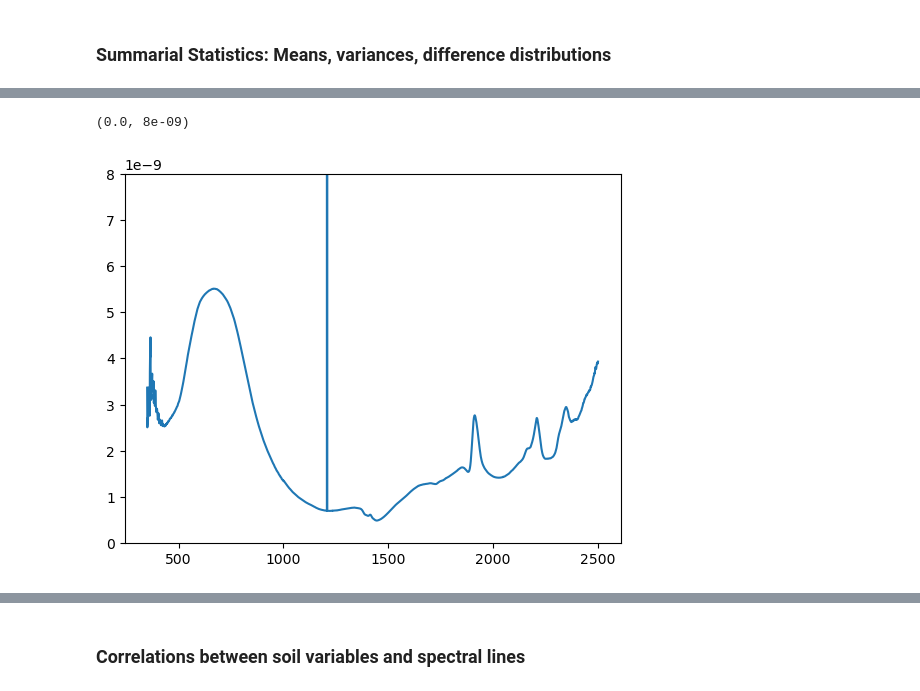
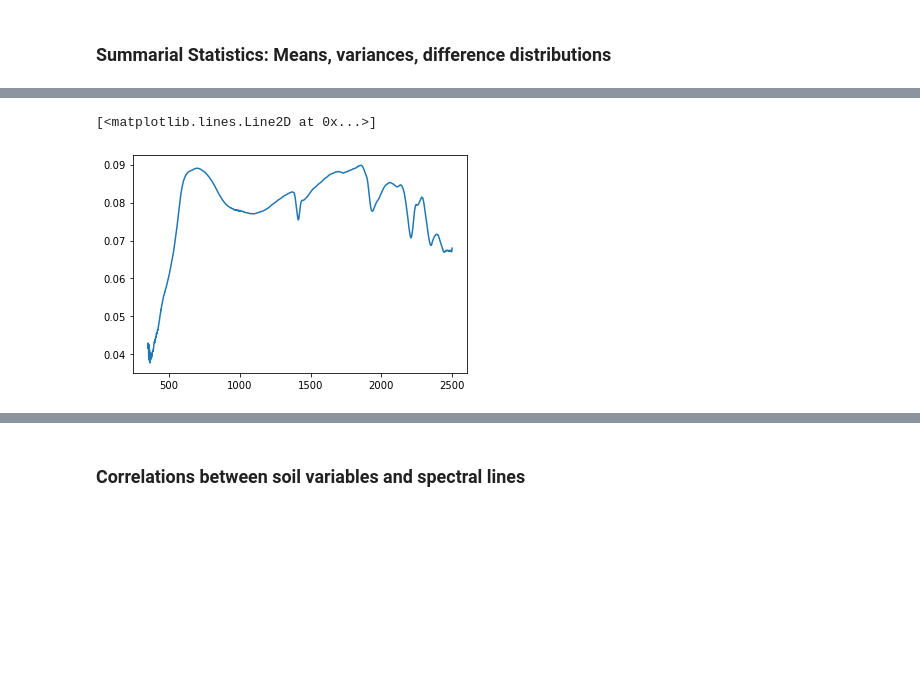
Before and after one commit to jmortan/RaCA-SOC-a-spectrum-analysis, a Jupyter notebook: RaCA-SOC-a/run-RaCA-SOC-a.ipynb, the cells around one changed output, grey strips where cells are left out. Cells and saved outputs as stored; diff of their text form; code cells hidden in the pictures; blank space fills up the shorter version.

```diff
--- a/RaCA-SOC-a/run-RaCA-SOC-a.ipynb
+++ b/RaCA-SOC-a/run-RaCA-SOC-a.ipynb
@@ -6,5 +15,5 @@ from matplotlib import pyplot as plt
 # %%
-data = np.loadtxt("../data/RaCA-spectra-raw.txt",
+data = np.loadtxt("../data/RaCA-spectra-first100.csv",
                  delimiter=",", dtype=str)
 # %%
 data[0,2152:]
@@ -18,6 +27,5 @@ sample_socsd = data[1:,2163].astype('float32')
 # %%
 I = data[1:,1:2152].astype('float32')
 plt.hist(np.log(np.sum(I,axis=1)),bins='auto');
-I = (I.T/np.sum(I,axis=1)).T
 XF = np.array([x for x in range(350,2501)]);
 # %% [output]
@@ -46,7 +53,6 @@ plt.plot(XF,np.mean(I.T,axis=1))
 # %%
-plt.plot(XF,np.var(I.T,axis=1))
-plt.ylim([0,0.000000008])
+plt.plot(XF,np.sqrt(np.var(I.T,axis=1)))
 # %% [output]
-(0.0, 8e-09)
+[<matplotlib.lines.Line2D at 0x...>]
-[figure, old version]
+[figure, new version]
 # %%
```
Also changed, not shown: parts of 31 cells of this notebook, 2 other files.
